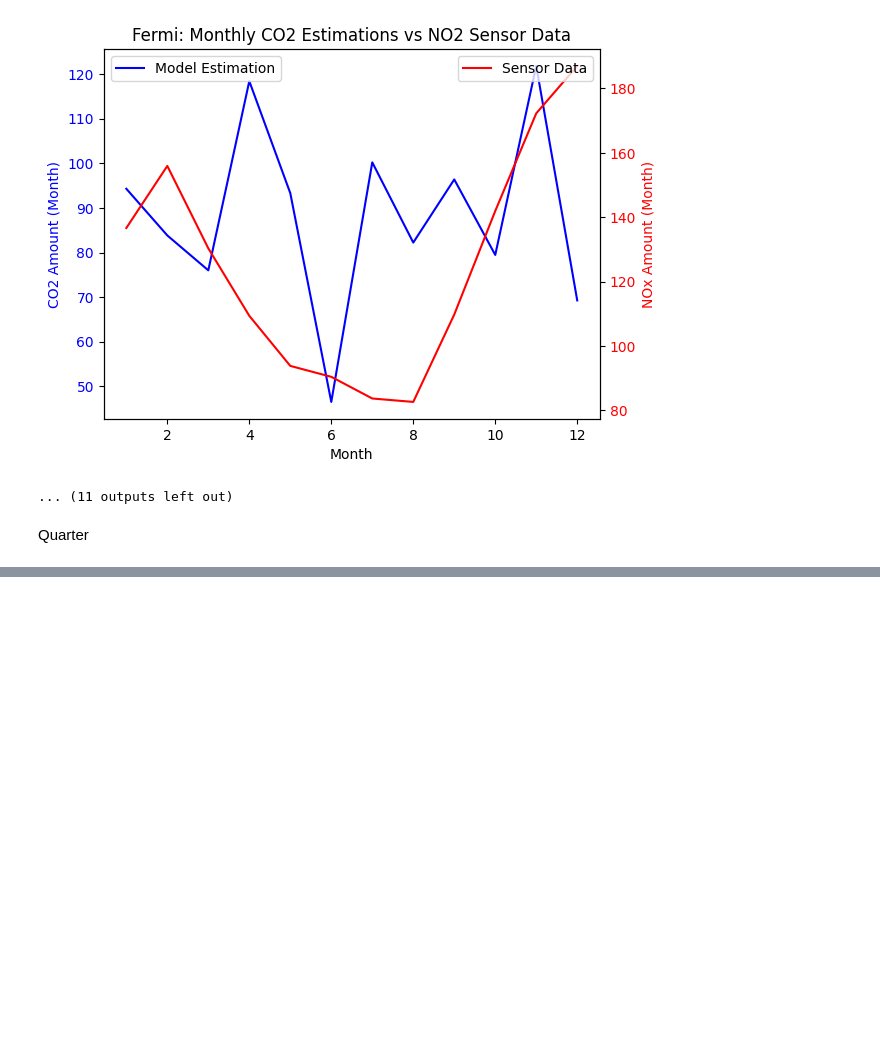
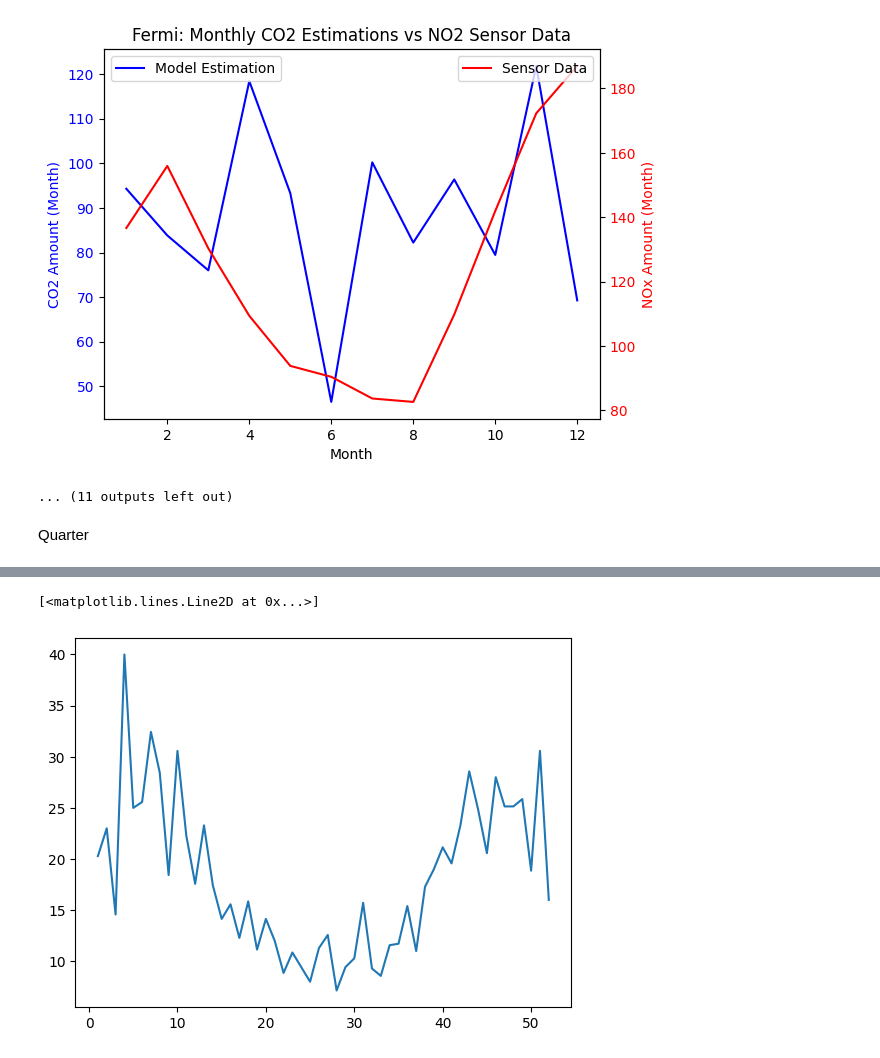
Before and after one commit to baygaliyev/eide, a Jupyter notebook: validation_of_emission_model.ipynb, the cells around one changed output, grey strips where cells are left out. Cells and saved outputs as stored; diff of their text form; code cells hidden in the pictures; blank space fills up the shorter version.

```diff
--- a/validation_of_emission_model.ipynb
+++ b/validation_of_emission_model.ipynb
@@ -977,0 +1079,5 @@ Time: 190 seconds
+# %%
+plt.plot(weekly_no2_passi_sensor.week, weekly_no2_passi_sensor['no2'])
+# %% [output]
+[<matplotlib.lines.Line2D at 0x...>]
+[figure, added]
```
Also changed, not shown: parts of 114 cells of this notebook, 9 other files.
